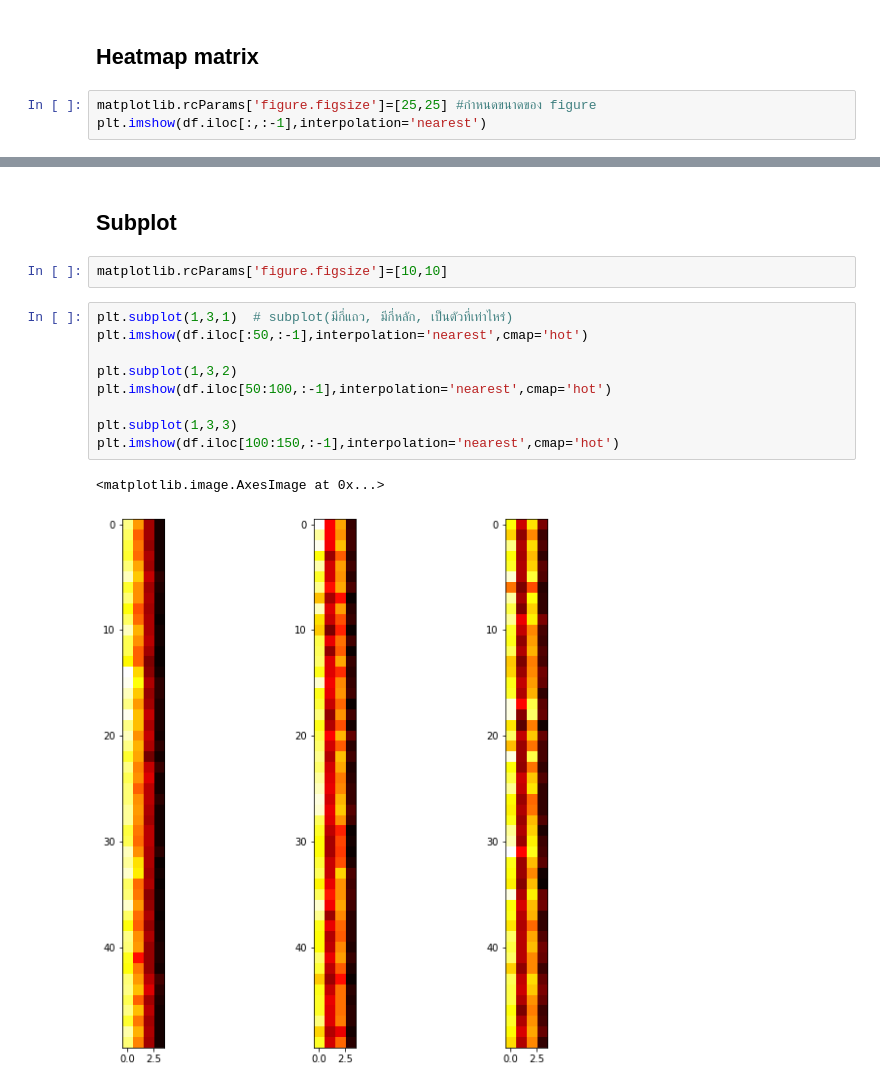
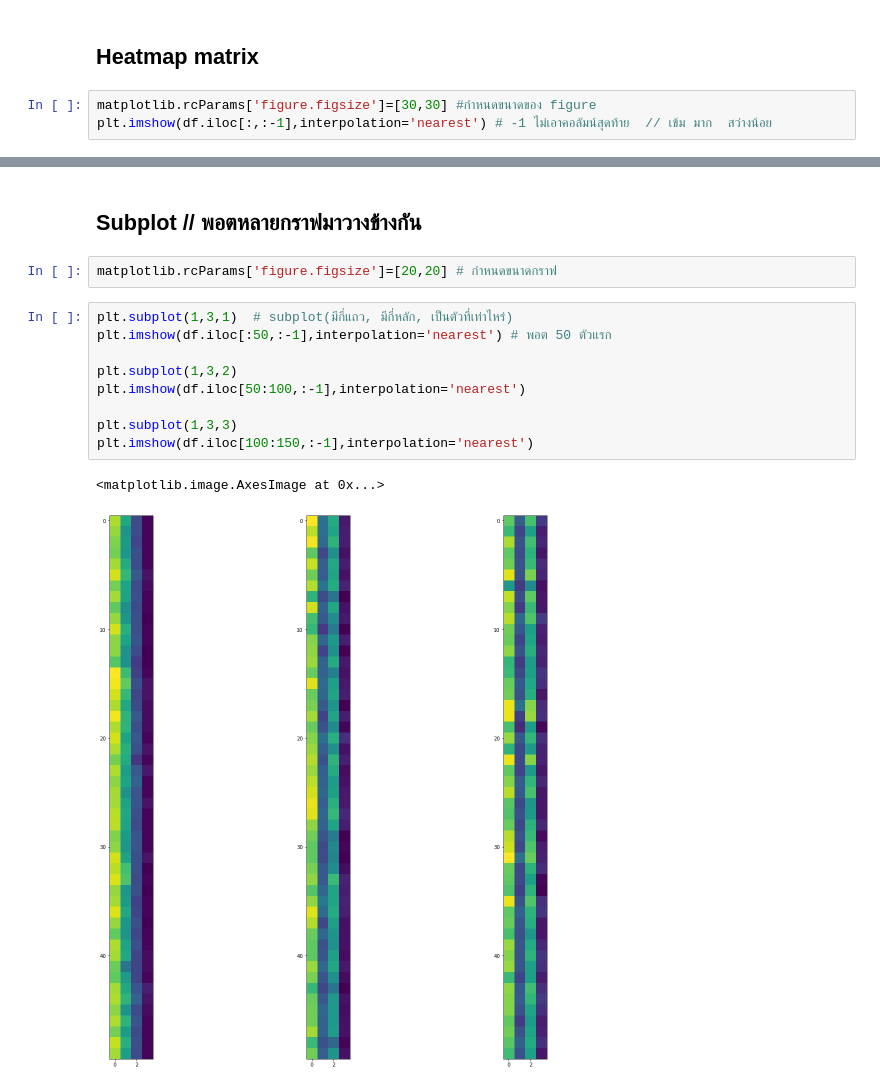
Before and after one commit to nattntn/BasicProg_DataViz65, a Jupyter notebook: DataViz01_Table_Data.ipynb, the cells around one changed output, grey strips where cells are left out. Saved outputs shown, nothing was run; the diff lists cells and outputs as text.

```diff
--- a/DataViz01_Table_Data.ipynb
+++ b/DataViz01_Table_Data.ipynb
@@ -94,7 +94,7 @@ import matplotlib
 # %% [markdown]
 ## Heatmap matrix
 # %%
-matplotlib.rcParams['figure.figsize']=[25,25] #กำหนดขนาดของ figure
-plt.imshow(df.iloc[:,:-1],interpolation='nearest')
+matplotlib.rcParams['figure.figsize']=[30,30] #กำหนดขนาดของ figure
+plt.imshow(df.iloc[:,:-1],interpolation='nearest') # -1 ไม่เอาคอลัมน์สุดท้าย  // เข้ม มาก  สว่างน้อย
 # %% [output]
 <matplotlib.image.AxesImage at 0x...>
@@ -107,17 +107,17 @@ plt.imshow(df.iloc[:,:-1],interpolation='nearest',cmap = 'hot')
 # %% [markdown]
-## Subplot
+## Subplot  // พอตหลายกราฟมาวางข้างกัน
 # %%
-matplotlib.rcParams['figure.figsize']=[10,10]
+matplotlib.rcParams['figure.figsize']=[20,20] # กำหนดขนาดกราฟ
 # %%
 plt.subplot(1,3,1)  # subplot(มีกี่แถว, มีกี่หลัก, เป็นตัวที่เท่าไหร่)
-plt.imshow(df.iloc[:50,:-1],interpolation='nearest',cmap='hot')
+plt.imshow(df.iloc[:50,:-1],interpolation='nearest') # พอต 50 ตัวแรก
 
 plt.subplot(1,3,2)
-plt.imshow(df.iloc[50:100,:-1],interpolation='nearest',cmap='hot')
+plt.imshow(df.iloc[50:100,:-1],interpolation='nearest')
 
 plt.subplot(1,3,3)
-plt.imshow(df.iloc[100:150,:-1],interpolation='nearest',cmap='hot')
+plt.imshow(df.iloc[100:150,:-1],interpolation='nearest')
 # %% [output]
 <matplotlib.image.AxesImage at 0x...>
-[figure, old version]
+[figure, new version]
 # %%
```
Also changed, not shown: parts of 12 cells of this notebook.
